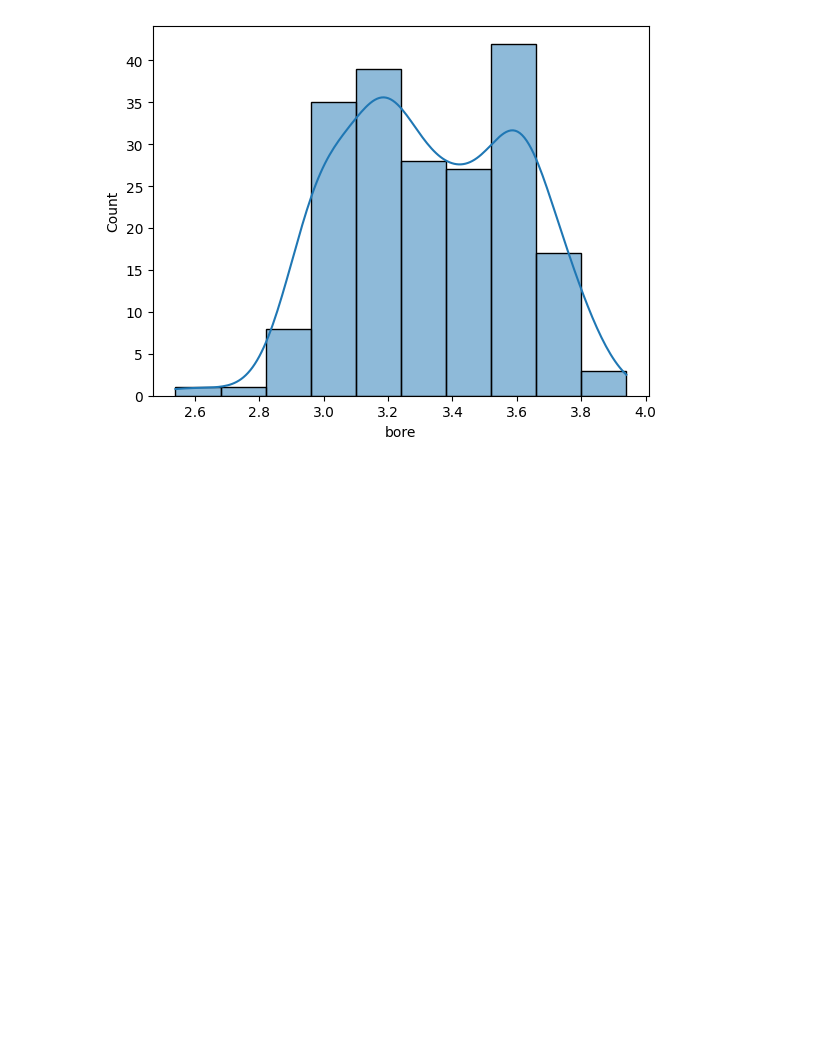
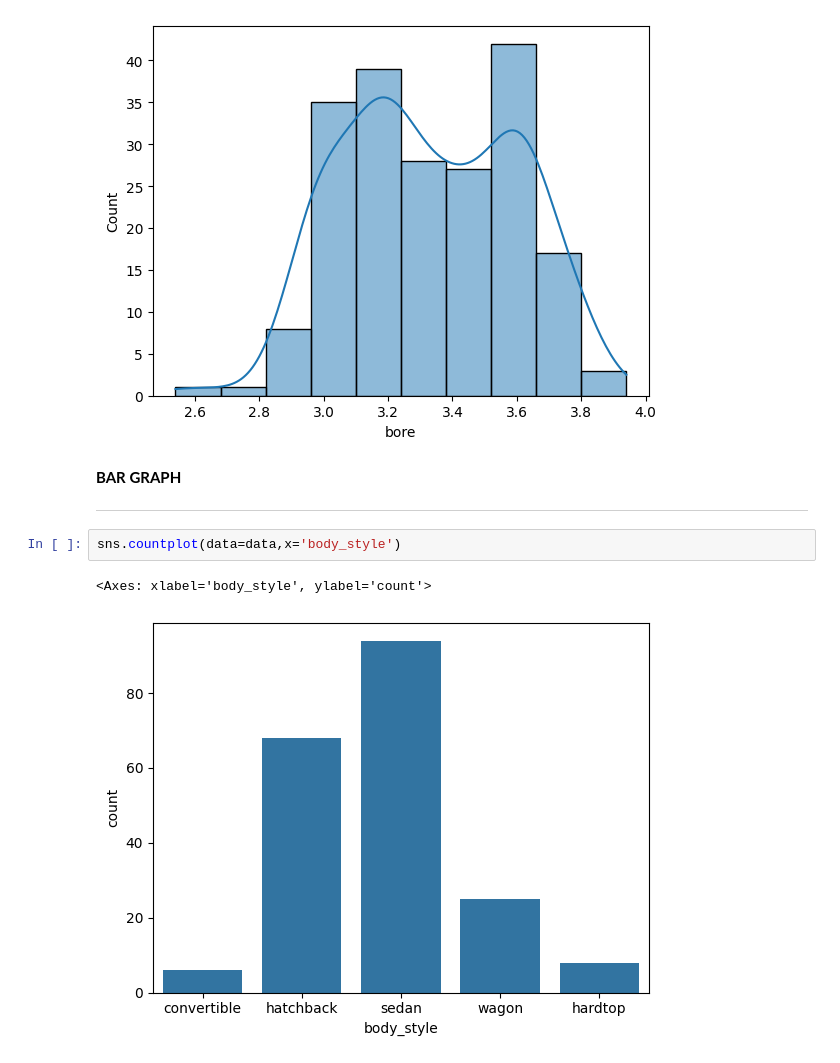
Before and after one commit to sumanthgm/Data_Science_Python, a Jupyter notebook: Practice_dataVisualization.ipynb, the cells around one changed output. Saved outputs shown, nothing was run; the diff lists cells and outputs as text; blank space fills up the shorter version.

```diff
--- a/Practice_dataVisualization.ipynb
+++ b/Practice_dataVisualization.ipynb
@@ -158,3 +165,12 @@ sns.histplot(data=data,x="bore",kde=True)
 # %% [output]
 <Axes: xlabel='bore', ylabel='Count'>
 [figure]
+# %% [markdown]
+**BAR GRAPH**
+
+---
+# %%
+sns.countplot(data=data,x='body_style')
+# %% [output]
+<Axes: xlabel='body_style', ylabel='count'>
+[figure, added]
```
Also changed, not shown: parts of 27 cells of this notebook.
